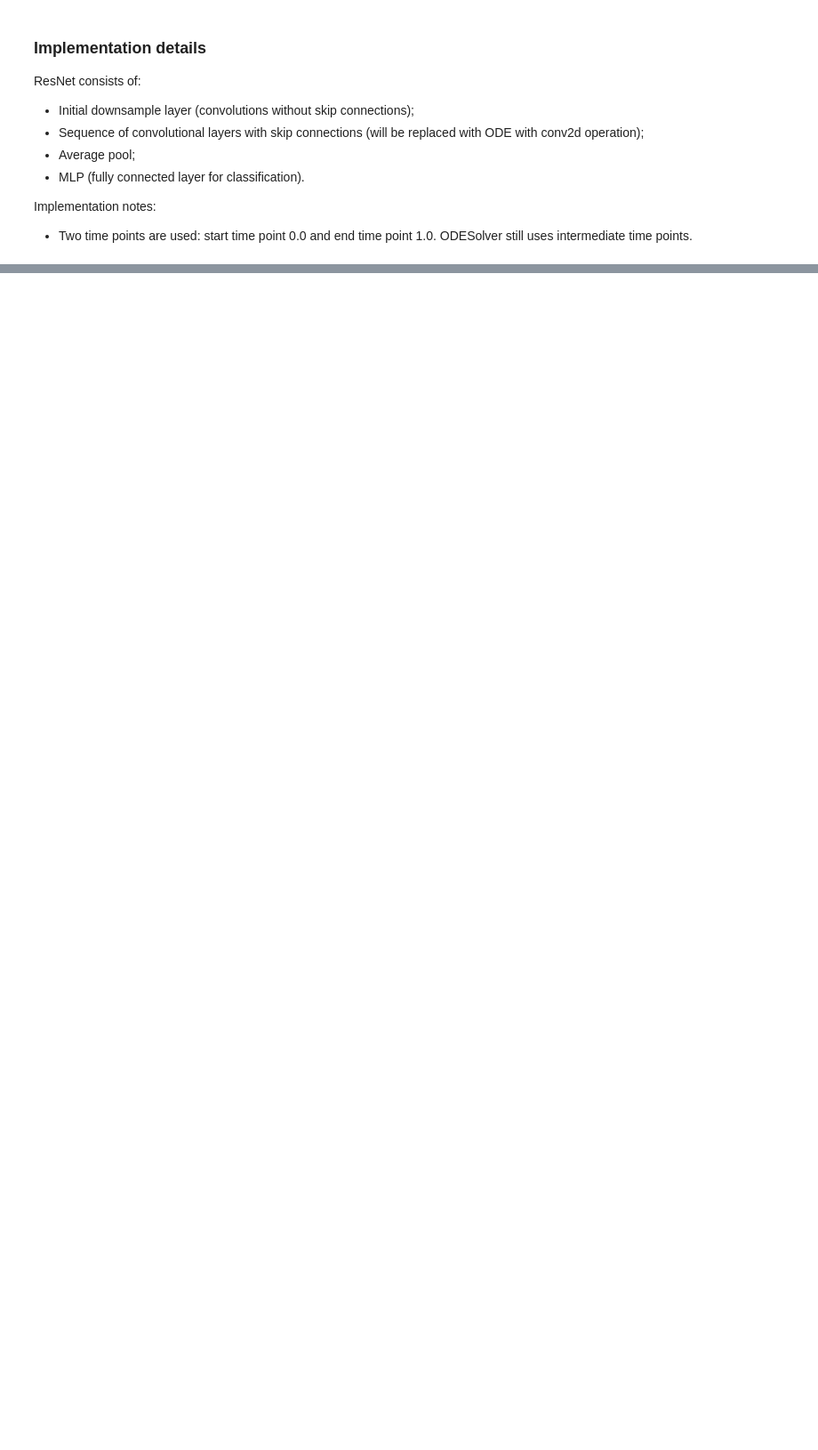
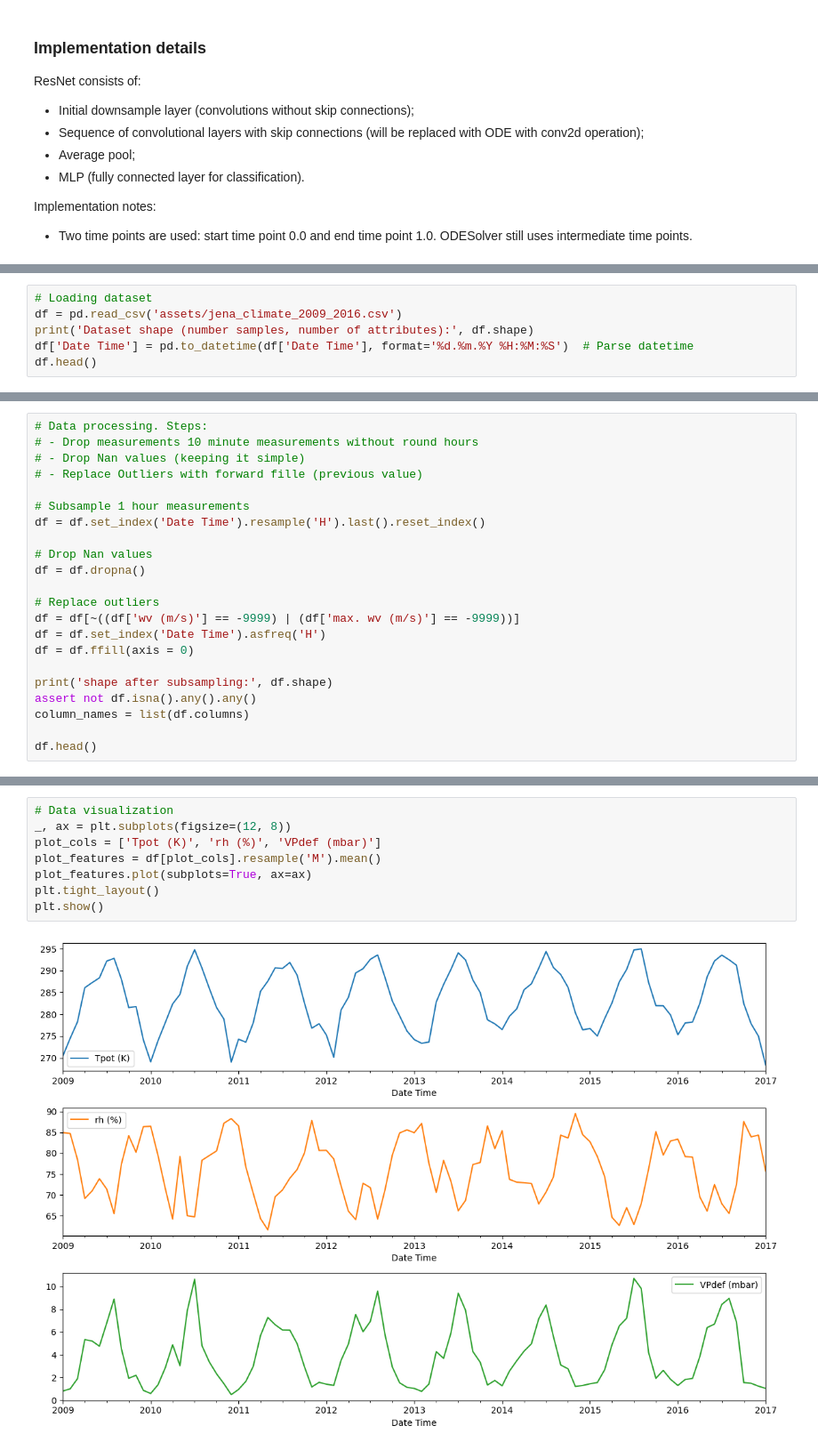
Before and after one commit to Robotmurlock/NeuralODE, a Jupyter notebook: Nodebook.ipynb, the cells around one changed output, grey strips where cells are left out. Shown: that part at 89% size. Cells and saved outputs as stored; diff of their text form; blank space fills up the shorter version.

```diff
--- a/Nodebook.ipynb
+++ b/Nodebook.ipynb
@@ -1065,0 +1226,6 @@ plt.show()
+# %%
+# Loading dataset
+df = pd.read_csv('assets/jena_climate_2009_2016.csv')
+print('Dataset shape (number samples, number of attributes):', df.shape)
+df['Date Time'] = pd.to_datetime(df['Date Time'], format='%d.%m.%Y %H:%M:%S')  # Parse datetime
+df.head()
@@ -1065,0 +1240,22 @@ plt.show()
+# %%
+# Data processing. Steps:
+# - Drop measurements 10 minute measurements without round hours
+# - Drop Nan values (keeping it simple)
+# - Replace Outliers with forward fille (previous value)
+
+# Subsample 1 hour measurements
+df = df.set_index('Date Time').resample('H').last().reset_index()
+
+# Drop Nan values
+df = df.dropna()
+
+# Replace outliers
+df = df[~((df['wv (m/s)'] == -9999) | (df['max. wv (m/s)'] == -9999))]
+df = df.set_index('Date Time').asfreq('H')
+df = df.ffill(axis = 0)
+
+print('shape after subsampling:', df.shape)
+assert not df.isna().any().any()
+column_names = list(df.columns)
+
+df.head()
@@ -1065,0 +1271,10 @@ plt.show()
+# %%
+# Data visualization
+_, ax = plt.subplots(figsize=(12, 8))
+plot_cols = ['Tpot (K)', 'rh (%)', 'VPdef (mbar)']
+plot_features = df[plot_cols].resample('M').mean()
+plot_features.plot(subplots=True, ax=ax)
+plt.tight_layout()
+plt.show()
+# %% [output]
+[figure, added]
```
Also changed, not shown: parts of 31 cells of this notebook, 3 other files.
